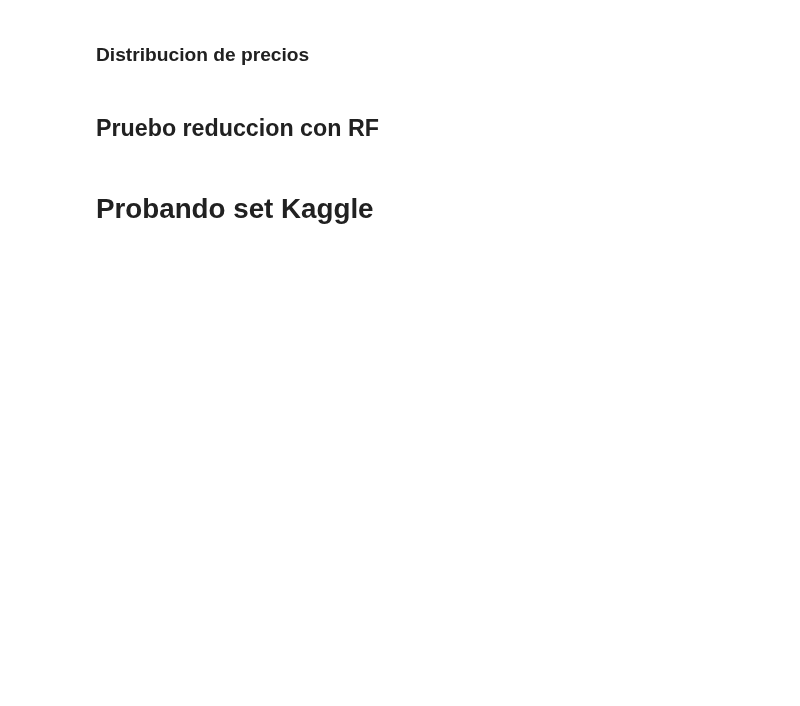
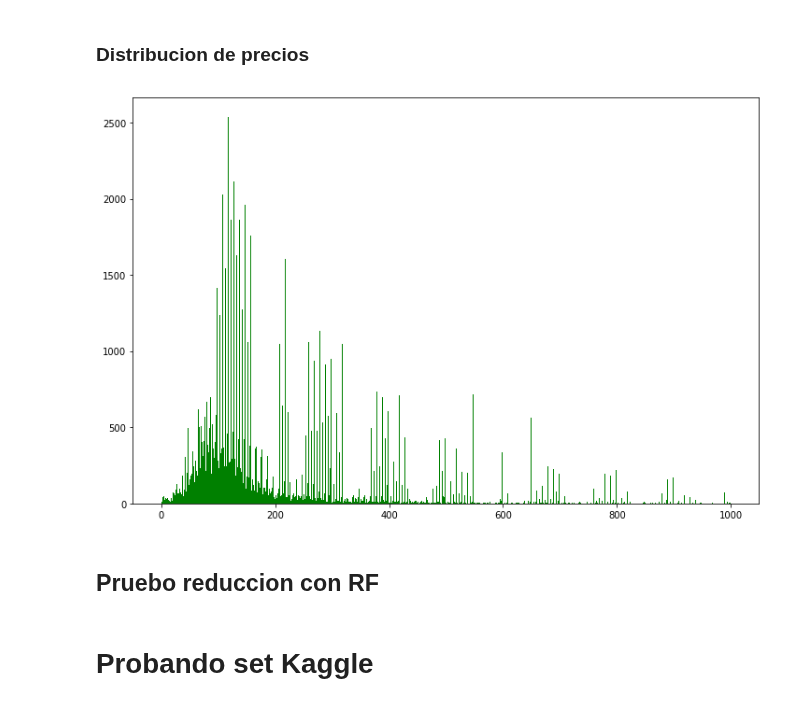
Before and after one commit to AlejandroDaneri/Machine-Learning-Properati, a Jupyter notebook: Random Forest.ipynb, the cells around one changed output. Saved outputs shown, nothing was run; the diff lists cells and outputs as text; code cells hidden in the pictures; blank space fills up the shorter version.

```diff
--- a/Random Forest.ipynb
+++ b/Random Forest.ipynb
@@ -257,10 +314,12 @@ plt.show()
 # %%
 plt.figure(figsize=(12,8))
 cant_buckets=1000
-cantidad,rango = np.histogram(properati['price_usd_per_m2'], bins=cant_buckets)
-properati['categories_by_price']=pd.cut(properati['price_usd_per_m2'],rango,labels=np.arange(cant_buckets),include_lowest=True)
+cantidad,rango = np.histogram(properati['price_aprox_usd'], bins=cant_buckets)
+properati['categories_by_price']=pd.cut(properati['price_aprox_usd'],rango,labels=np.arange(cant_buckets),include_lowest=True)
 plt.hist(properati.categories_by_price,cant_buckets,facecolor='green')
 plt.show()
+# %% [output]
+[figure, added]
 # %% [markdown]
 ## Pruebo reduccion con RF
 # %%
```
Also changed, not shown: parts of 27 cells of this notebook, 2 other files.
